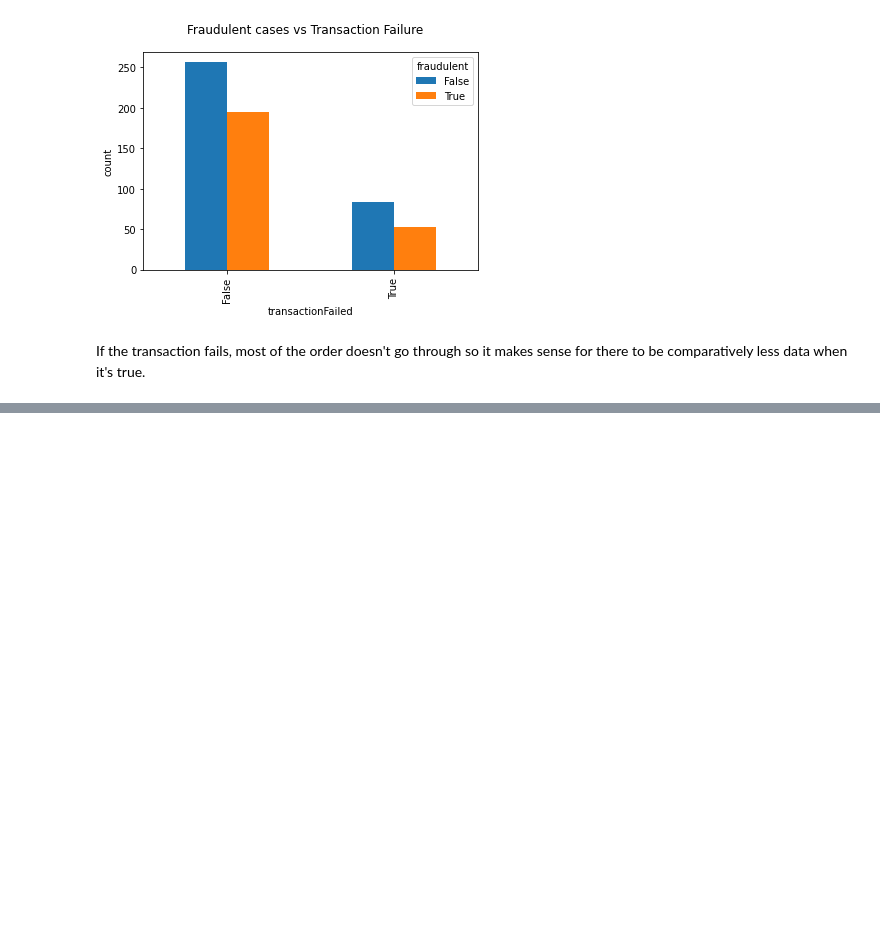
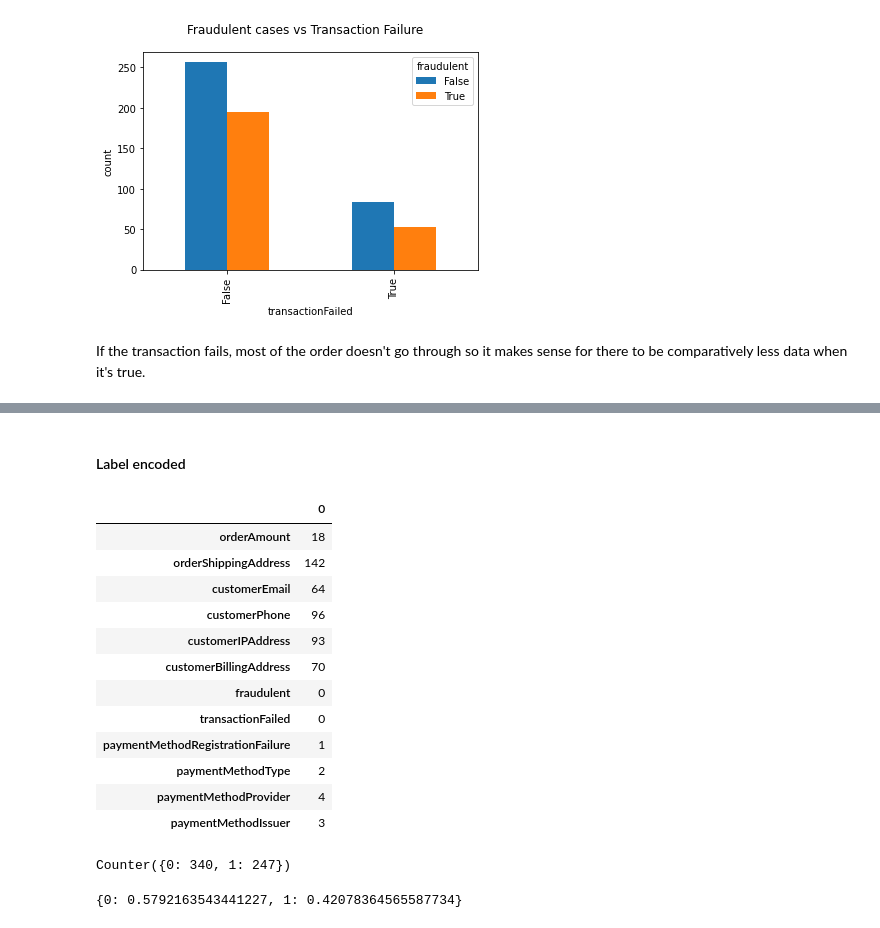
Before and after one commit to subash774/FraudDetection, a Jupyter notebook: Notebooks/EDA.ipynb, the cells around one changed output, grey strips where cells are left out. Drawn from its saved outputs; the diff is of its cells as text; code cells hidden in the pictures; blank space fills up the shorter version.

Commit message:
Simple models trained on label encoded data

```diff
--- a/Notebooks/EDA.ipynb
+++ b/Notebooks/EDA.ipynb
@@ -199,3 +199,7 @@ Text(0, 0.5, 'count')
 [figure]
 # %% [markdown]
 If the transaction fails, most of the order doesn't go through so it makes sense for there to be comparatively less data when it's true.
+# %%
+# some columns are strings while some are bools and ints, need to encode them
+obj_cols = df.select_dtypes(include = "object").columns
+bool_cols = df.select_dtypes(include = "boolean").columns
@@ -201,0 +208,2 @@ If the transaction fails, most of the order doesn't go through so it makes sense
+# %% [markdown]
+#### Label encoded
@@ -201,0 +213,26 @@ If the transaction fails, most of the order doesn't go through so it makes sense
+# %%
+from sklearn.preprocessing import LabelEncoder
+
+lb_enc = LabelEncoder()
+for col in obj_cols:
+    df[col] = lb_enc.fit_transform(df[col])
+
+for col in bool_cols:
+    df.loc[(df[col] == True),col]=1
+    df.loc[(df[col] == False),col]=0
+# %%
+df.head(1).T
+# %% [output]
+|  | 0 |
+| orderAmount | 18 |
+| orderShippingAddress | 142 |
+| customerEmail | 64 |
+| customerPhone | 96 |
+| customerIPAddress | 93 |
+| customerBillingAddress | 70 |
+| fraudulent | 0 |
+| transactionFailed | 0 |
+| paymentMethodRegistrationFailure | 1 |
+| paymentMethodType | 2 |
+| paymentMethodProvider | 4 |
+| paymentMethodIssuer | 3 |
@@ -201,0 +258,9 @@ If the transaction fails, most of the order doesn't go through so it makes sense
+# %%
+# the data isn't quite perfectly balanced, this might cause some problems
+Counter(df.fraudulent)
+# %% [output]
+Counter({0: 340, 1: 247})
+# %%
+dict(df.fraudulent.value_counts()/len(df))
+# %% [output]
+{0: 0.5792163543441227, 1: 0.42078364565587734}
```
Also changed, not shown: parts of 12 cells of this notebook, 4 other files.
